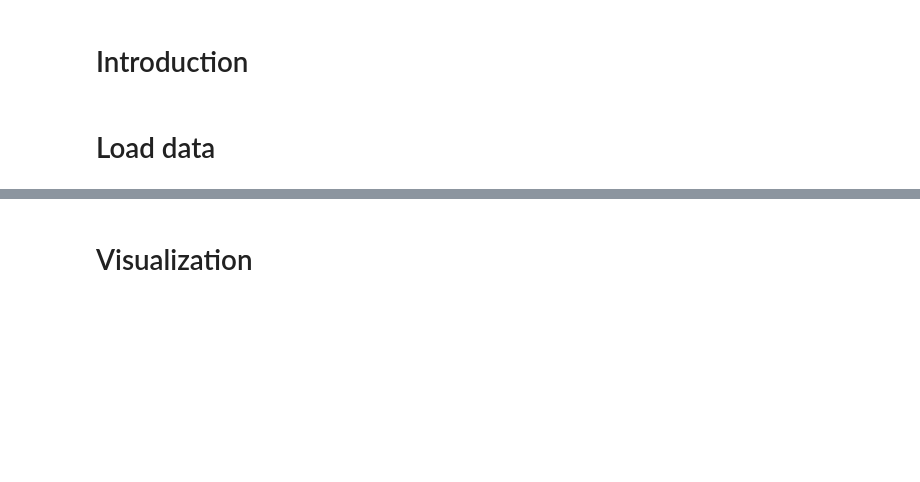
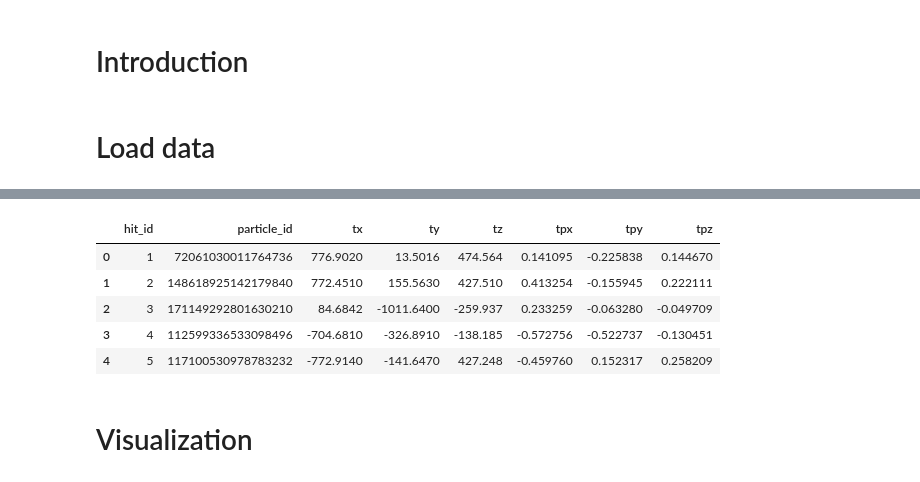
Before and after one commit to jmduarte/trackml-seattle, a Jupyter notebook: Visualization_starting_kit.ipynb, the cells around one changed output, grey strips where cells are left out. Cells and saved outputs as stored; diff of their text form; code cells hidden in the pictures; blank space fills up the shorter version.

```diff
--- a/Visualization_starting_kit.ipynb
+++ b/Visualization_starting_kit.ipynb
@@ -58,3 +58,12 @@ event.head()
+# %%
+truth.head()
+# %% [output]
+|  | hit_id | particle_id | tx | ty | tz | tpx | tpy | tpz |
+| 0 | 1 | 72061030011764736 | 776.9020 | 13.5016 | 474.564 | 0.141095 | -0.225838 | 0.144670 |
+| 1 | 2 | 148618925142179840 | 772.4510 | 155.5630 | 427.510 | 0.413254 | -0.155945 | 0.222111 |
+| 2 | 3 | 171149292801630210 | 84.6842 | -1011.6400 | -259.937 | 0.233259 | -0.063280 | -0.049709 |
+| 3 | 4 | 112599336533098496 | -704.6810 | -326.8910 | -138.185 | -0.572756 | -0.522737 | -0.130451 |
+| 4 | 5 | 117100530978783232 | -772.9140 | -141.6470 | 427.248 | -0.459760 | 0.152317 | 0.258209 |
 # %% [markdown]
 # Visualization
 # %%
```
Also changed, not shown: parts of 6 cells of this notebook, 1 other file.
